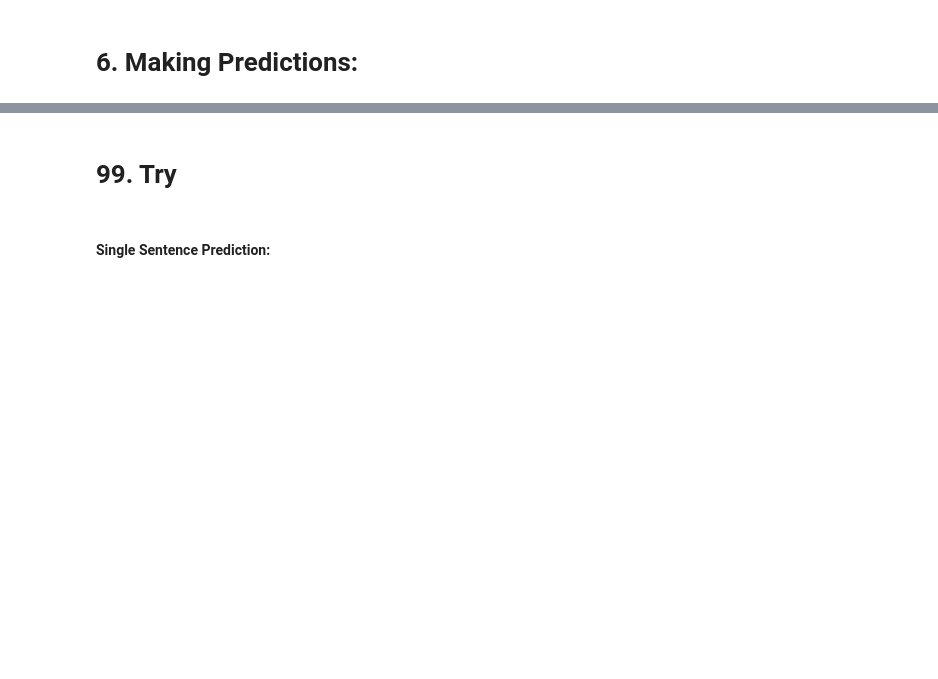
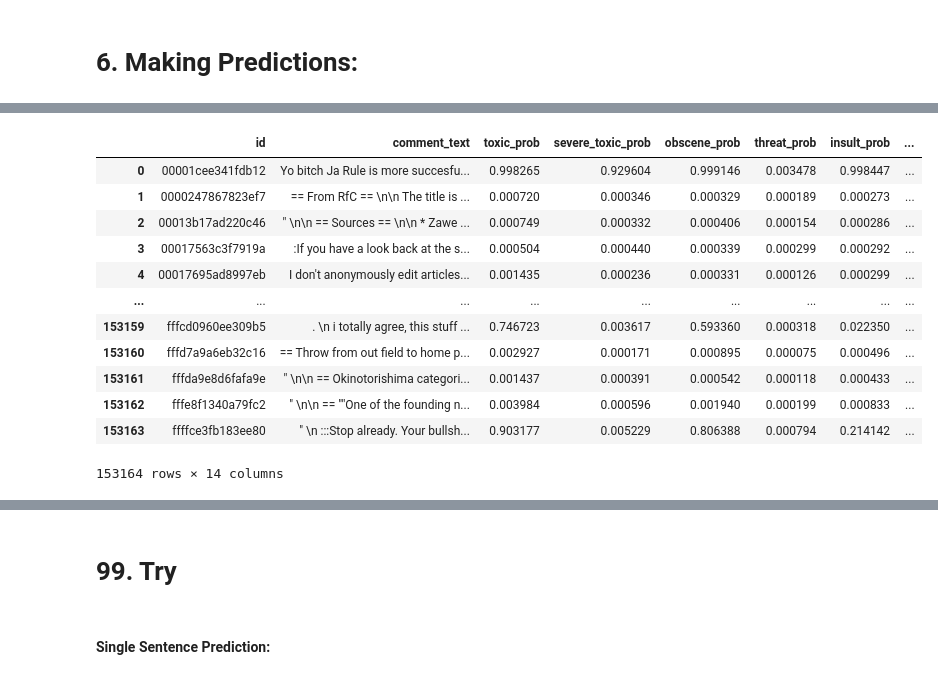
Before and after one commit to AhmadKElsayed/Non-Toxic-Me, a Jupyter notebook: non-toxic-me-BERT.ipynb, the cells around one changed output, grey strips where cells are left out. Cells and saved outputs as stored; diff of their text form; code cells hidden in the pictures; blank space fills up the shorter version.

Commit message:
Non-Toxic Me | BERT-AUGMENTATION-FOCAL

```diff
--- a/non-toxic-me-BERT.ipynb
+++ b/non-toxic-me-BERT.ipynb
@@ -327,11 +430,13 @@ print("Original class distribution:\n", label_counts)
 # %%
-comments = df_train["comment_text"].tolist()
-labels = df_train[["toxic", "severe_toxic", "obscene", "threat", "insult", "identity_hate"]].values
+comments = df_balanced["comment_text"].tolist()
+labels = df_balanced[["toxic", "severe_toxic", "obscene", "threat", "insult", "identity_hate"]].values
 
 
 train_comments, val_comments, train_labels, val_labels = train_test_split(
-    comments[:50], labels[:50], test_size=0.2, random_state=seed
+    comments, labels, test_size=0.2, random_state=seed
 )
+
+#emsa7 el [:50] de lma t3ooz trun lkloh
 # %% [markdown]
 # 2. Tokenization:
 # %%
@@ -402,8 +510,8 @@ model.loss_fct = FocalLoss(gamma=2).to("cuda" if torch.cuda.is_available() else
 ### b. Training Loop
 # %%
 # Hyperparameters
-epochs = 10 # Increased to allow early stopping to work
-lr = 1e-3
+epochs = 1 # Increased to allow early stopping to work
+lr = 2e-5
 warmup_steps = 100
 max_grad_norm = 1.0
 patience = 3  # Number of epochs to wait before stopping
@@ -575,7 +765,7 @@ class TestDataset(Dataset):
 # %%
 # 3. Create Dataset and Loader
 test_dataset = TestDataset(test_encodings)
-loader = DataLoader(test_dataset, batch_size=32)
+loader = DataLoader(test_dataset, batch_size=16)
 # %%
 # 4. Run inference
 model.eval()
@@ -644,10 +836,10 @@ for i, col in enumerate(toxicity_classes):
 
 # Apply custom thresholds for binary predictions
 for col in toxicity_classes:
-    df_test[f"{col}_pred"] = (df_test[f"{col}_prob"] > class_thresholds[col]).astype(int)
+    df_test[f"{col}"] = (df_test[f"{col}_prob"] > class_thresholds[col]).astype(int)
 
 # Check class distribution after thresholding
 print("\nPredicted Positive Rates:")
 for col in toxicity_classes:
-    rate = df_test[f"{col}_pred"].mean()
+    rate = df_test[f"{col}"].mean()
     print(f"{col}: {rate:.2%} (threshold={class_thresholds[col]})")
@@ -653,0 +854,16 @@ for col in toxicity_classes:
+# %%
+df_test
+# %% [output]
+|  | id | comment_text | toxic_prob | severe_toxic_prob | obscene_prob | threat_prob | insult_prob | ... |
+| 0 | 00001cee341fdb12 | Yo bitch Ja Rule is more succesfu... | 0.998265 | 0.929604 | 0.999146 | 0.003478 | 0.998447 | ... |
+| 1 | 0000247867823ef7 | == From RfC == \n\n The title is ... | 0.000720 | 0.000346 | 0.000329 | 0.000189 | 0.000273 | ... |
+| 2 | 00013b17ad220c46 | " \n\n == Sources == \n\n * Zawe ... | 0.000749 | 0.000332 | 0.000406 | 0.000154 | 0.000286 | ... |
+| 3 | 00017563c3f7919a | :If you have a look back at the s... | 0.000504 | 0.000440 | 0.000339 | 0.000299 | 0.000292 | ... |
+| 4 | 00017695ad8997eb | I don't anonymously edit articles... | 0.001435 | 0.000236 | 0.000331 | 0.000126 | 0.000299 | ... |
+| ... | ... | ... | ... | ... | ... | ... | ... | ... |
+| 153159 | fffcd0960ee309b5 | . \n i totally agree, this stuff ... | 0.746723 | 0.003617 | 0.593360 | 0.000318 | 0.022350 | ... |
+| 153160 | fffd7a9a6eb32c16 | == Throw from out field to home p... | 0.002927 | 0.000171 | 0.000895 | 0.000075 | 0.000496 | ... |
+| 153161 | fffda9e8d6fafa9e | " \n\n == Okinotorishima categori... | 0.001437 | 0.000391 | 0.000542 | 0.000118 | 0.000433 | ... |
+| 153162 | fffe8f1340a79fc2 | " \n\n == ""One of the founding n... | 0.003984 | 0.000596 | 0.001940 | 0.000199 | 0.000833 | ... |
+| 153163 | ffffce3fb183ee80 | " \n :::Stop already. Your bullsh... | 0.903177 | 0.005229 | 0.806388 | 0.000794 | 0.214142 | ... |
+153164 rows × 14 columns
```
Also changed, not shown: parts of 33 cells of this notebook.
